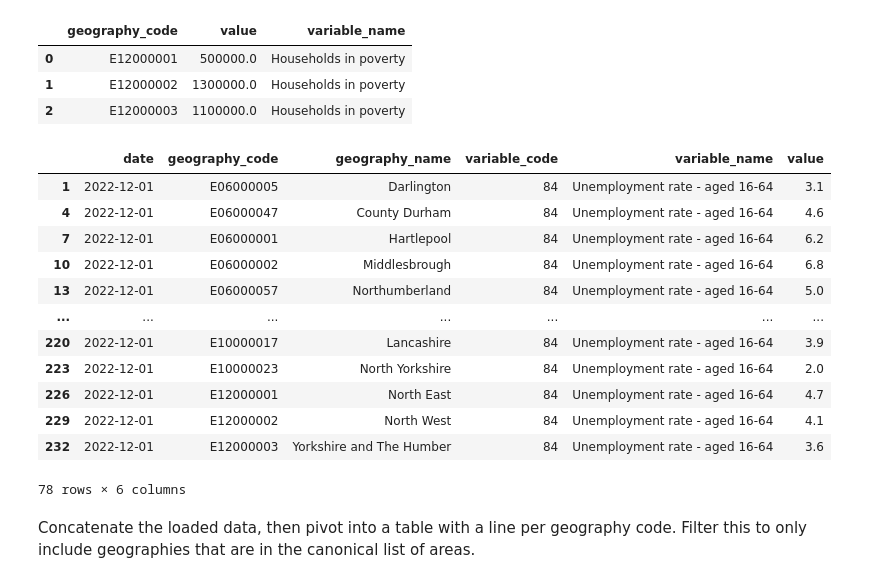
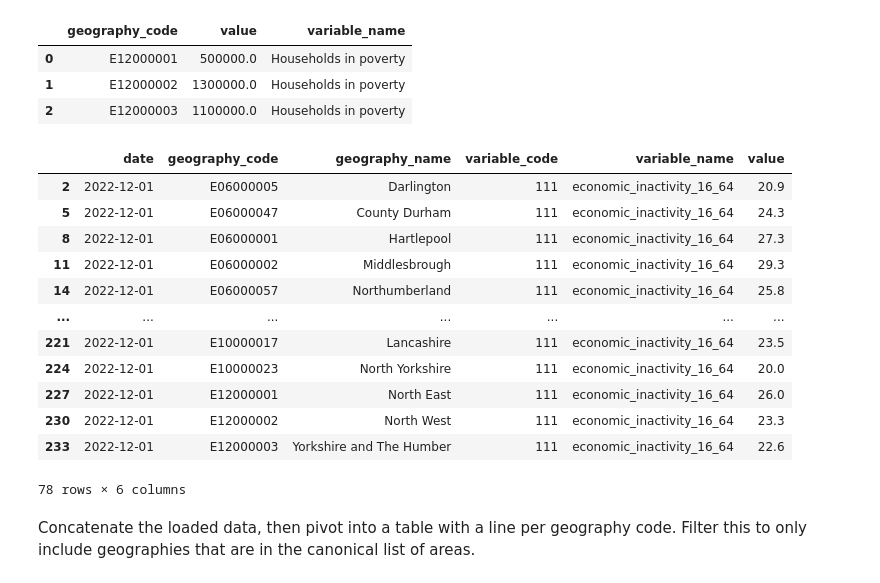
Before and after one commit to open-innovations/jrf-insight, a Jupyter notebook: pipelines/place/transform.ipynb, the cells around one changed output. Cells and saved outputs as stored; diff of their text form; code cells hidden in the pictures.

```diff
--- a/pipelines/place/transform.ipynb
+++ b/pipelines/place/transform.ipynb
@@ -110,22 +158,28 @@ imd  = imd[imd.variable_name == 'IMD - average score'] #adding this as in future
 # %%
-unemployment = pd.read_csv(f'{DATA_DIR}/labour-market/labour-market.csv')
-unemployment = unemployment[unemployment.variable_name == "Unemployment rate - aged 16-64"]
+labour_market = pd.read_csv(f'{DATA_DIR}/labour-market/labour-market.csv')
+unemployment = labour_market[labour_market.variable_name == "Unemployment rate - aged 16-64"]
 unemployment = unemployment[unemployment.date == max(unemployment.date)]
 unemployment['variable_name'] = 'unemployment_rate_16_64'
-unemployment
+
+labour_market = pd.read_csv(f'{DATA_DIR}/labour-market/labour-market.csv')
+economic_inactivity = labour_market[labour_market.variable_name == "% who are economically inactive - aged 16-64"]
+economic_inactivity = economic_inactivity[economic_inactivity.date == max(economic_inactivity.date)]
+economic_inactivity = economic_inactivity.replace("% who are economically inactive - aged 16-64","economic_inactivity_16_64")
+
+economic_inactivity
 # %% [output]
 |  | date | geography_code | geography_name | variable_code | variable_name | value |
-| 1 | 2022-12-01 | E06000005 | Darlington | 84 | Unemployment rate - aged 16-64 | 3.1 |
-| 4 | 2022-12-01 | E06000047 | County Durham | 84 | Unemployment rate - aged 16-64 | 4.6 |
-| 7 | 2022-12-01 | E06000001 | Hartlepool | 84 | Unemployment rate - aged 16-64 | 6.2 |
-| 10 | 2022-12-01 | E06000002 | Middlesbrough | 84 | Unemployment rate - aged 16-64 | 6.8 |
-| 13 | 2022-12-01 | E06000057 | Northumberland | 84 | Unemployment rate - aged 16-64 | 5.0 |
+| 2 | 2022-12-01 | E06000005 | Darlington | 111 | economic_inactivity_16_64 | 20.9 |
+| 5 | 2022-12-01 | E06000047 | County Durham | 111 | economic_inactivity_16_64 | 24.3 |
+| 8 | 2022-12-01 | E06000001 | Hartlepool | 111 | economic_inactivity_16_64 | 27.3 |
+| 11 | 2022-12-01 | E06000002 | Middlesbrough | 111 | economic_inactivity_16_64 | 29.3 |
+| 14 | 2022-12-01 | E06000057 | Northumberland | 111 | economic_inactivity_16_64 | 25.8 |
 | ... | ... | ... | ... | ... | ... | ... |
-| 220 | 2022-12-01 | E10000017 | Lancashire | 84 | Unemployment rate - aged 16-64 | 3.9 |
-| 223 | 2022-12-01 | E10000023 | North Yorkshire | 84 | Unemployment rate - aged 16-64 | 2.0 |
-| 226 | 2022-12-01 | E12000001 | North East | 84 | Unemployment rate - aged 16-64 | 4.7 |
-| 229 | 2022-12-01 | E12000002 | North West | 84 | Unemployment rate - aged 16-64 | 4.1 |
-| 232 | 2022-12-01 | E12000003 | Yorkshire and The Humber | 84 | Unemployment rate - aged 16-64 | 3.6 |
+| 221 | 2022-12-01 | E10000017 | Lancashire | 111 | economic_inactivity_16_64 | 23.5 |
+| 224 | 2022-12-01 | E10000023 | North Yorkshire | 111 | economic_inactivity_16_64 | 20.0 |
+| 227 | 2022-12-01 | E12000001 | North East | 111 | economic_inactivity_16_64 | 26.0 |
+| 230 | 2022-12-01 | E12000002 | North West | 111 | economic_inactivity_16_64 | 23.3 |
+| 233 | 2022-12-01 | E12000003 | Yorkshire and The Humber | 111 | economic_inactivity_16_64 | 22.6 |
 78 rows × 6 columns
 # %% [markdown]
 Concatenate the loaded data, then pivot into a table with a line per geography code. Filter this to only include geographies that are in the canonical list of areas.
```
Also changed, not shown: parts of 7 cells of this notebook, 3 other files.
